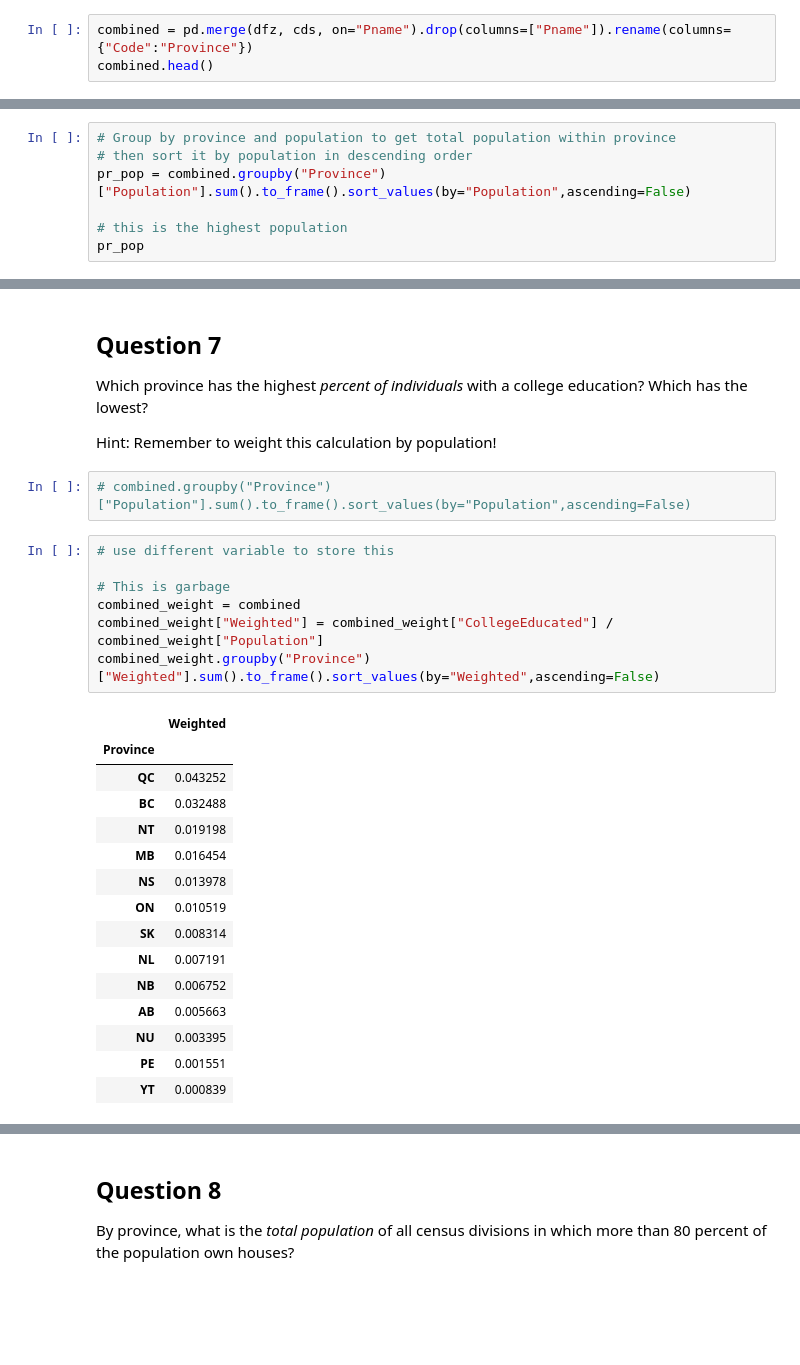
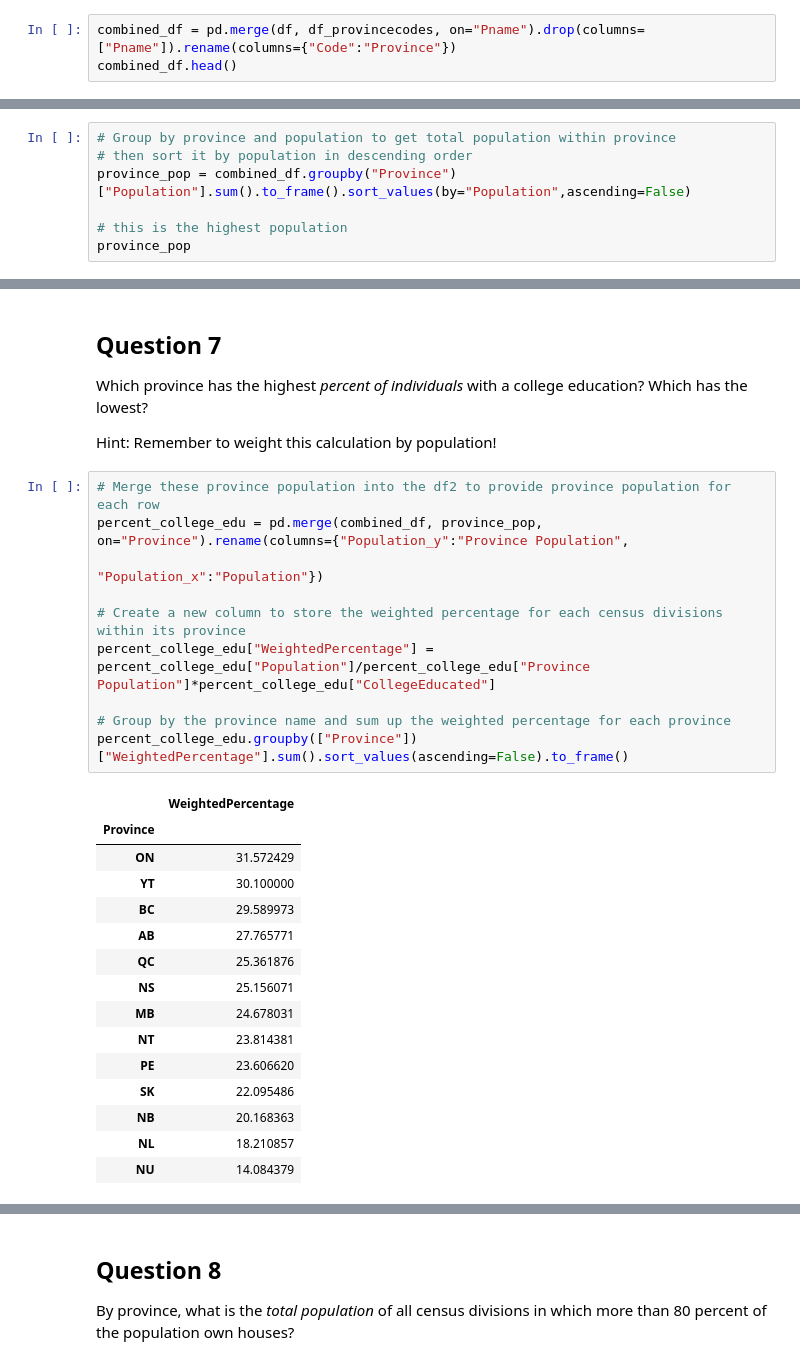
Before and after one commit to tonyliang19/ECON323_2023_Spring, a Jupyter notebook: problem_sets/problem_set_5_Luo_Liang.ipynb, the cells around one changed output, grey strips where cells are left out. Saved outputs shown, nothing was run; the diff lists cells and outputs as text; blank space fills up the shorter version.

```diff
--- a/problem_sets/problem_set_5_Luo_Liang.ipynb
+++ b/problem_sets/problem_set_5_Luo_Liang.ipynb
@@ -318,8 +343,8 @@ With this,
 1. Drop the province names from the resulting dataframe.
 1. Rename the column with the province codes to “Province”.  Hint: `.rename(columns = <YOURDICTIONARY>)`
 # %%
-combined = pd.merge(dfz, cds, on="Pname").drop(columns=["Pname"]).rename(columns={"Code":"Province"})
-combined.head()
+combined_df = pd.merge(df, df_provincecodes, on="Pname").drop(columns=["Pname"]).rename(columns={"Code":"Province"})
+combined_df.head()
 # %% [output]
 |  | CDcode | Population | CollegeEducated | PercentOwnHouse | Income | Province |
 | 0 | 1001 | 270350 | 24.8 | 74.1 | 74676 | NL |
@@ -334,10 +359,10 @@ Which province has the highest population? Which has the lowest?
 # %%
 # Group by province and population to get total population within province
 # then sort it by population in descending order
-pr_pop = combined.groupby("Province")["Population"].sum().to_frame().sort_values(by="Population",ascending=False)
+province_pop = combined_df.groupby("Province")["Population"].sum().to_frame().sort_values(by="Population",ascending=False)
 
 # this is the highest population
-pr_pop
+province_pop
 # %% [output]
 |  | Population |
 | Province |  |
@@ -363,29 +388,30 @@ Which province has the highest *percent of individuals* with a college education
 lowest?
 
 Hint: Remember to weight this calculation by population!
-# %%
-# combined.groupby("Province")["Population"].sum().to_frame().sort_values(by="Population",ascending=False)
 # %%
-# use different variable to store this
+# Merge these province population into the df2 to provide province population for each row
+percent_college_edu = pd.merge(combined_df, province_pop, on="Province").rename(columns={"Population_y":"Province Population",
+                                                                 "Population_x":"Population"})
 
-# This is garbage
-combined_weight = combined
-combined_weight["Weighted"] = combined_weight["CollegeEducated"] / combined_weight["Population"]
-combined_weight.groupby("Province")["Weighted"].sum().to_frame().sort_values(by="Weighted",ascending=False)
+# Create a new column to store the weighted percentage for each census divisions within its province
+percent_college_edu["WeightedPercentage"] = percent_college_edu["Population"]/percent_college_edu["Province Population"]*percent_college_edu["CollegeEducated"]
+
+# Group by the province name and sum up the weighted percentage for each province
+percent_college_edu.groupby(["Province"])["WeightedPercentage"].sum().sort_values(ascending=False).to_frame()
 # %% [output]
-|  | Weighted |
+|  | WeightedPercentage |
 | Province |  |
-| QC | 0.043252 |
-| BC | 0.032488 |
-| NT | 0.019198 |
-| MB | 0.016454 |
-| NS | 0.013978 |
-| ON | 0.010519 |
-| SK | 0.008314 |
-| NL | 0.007191 |
-| NB | 0.006752 |
-| AB | 0.005663 |
-| NU | 0.003395 |
-| PE | 0.001551 |
-| YT | 0.000839 |
+| ON | 31.572429 |
+| YT | 30.100000 |
+| BC | 29.589973 |
+| AB | 27.765771 |
+| QC | 25.361876 |
+| NS | 25.156071 |
+| MB | 24.678031 |
+| NT | 23.814381 |
+| PE | 23.606620 |
+| SK | 22.095486 |
+| NB | 20.168363 |
+| NL | 18.210857 |
+| NU | 14.084379 |
 # %% [markdown]
```
Also changed, not shown: parts of 15 cells of this notebook, 1 other file.
